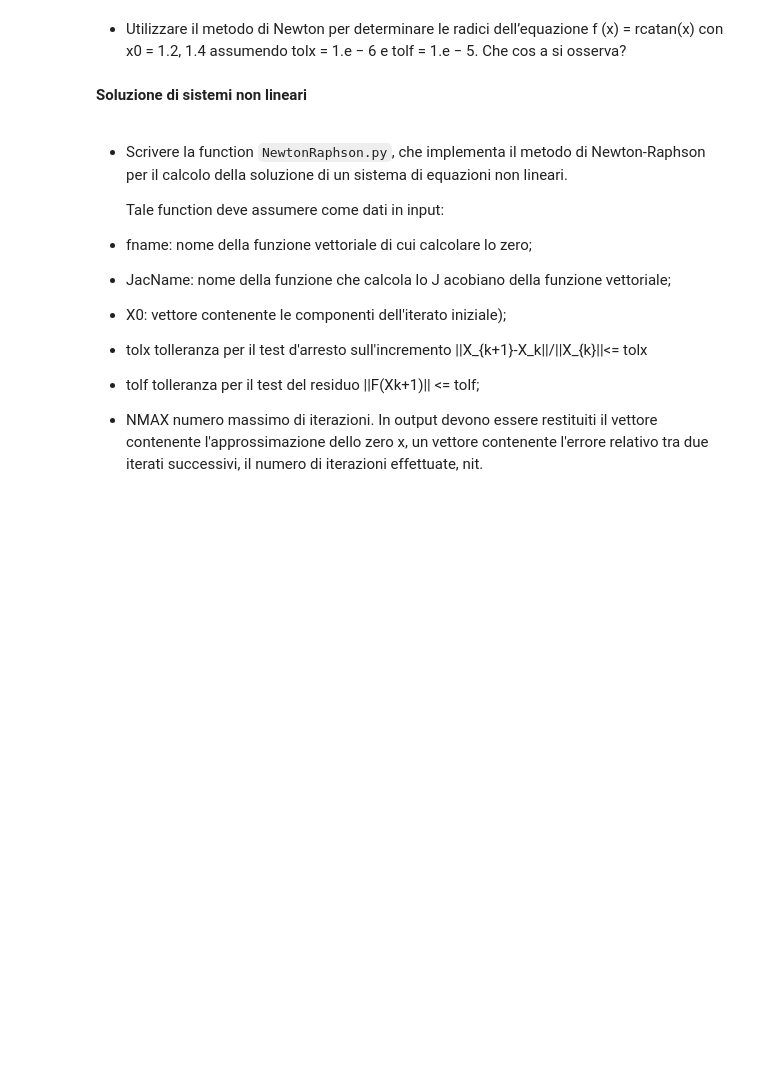
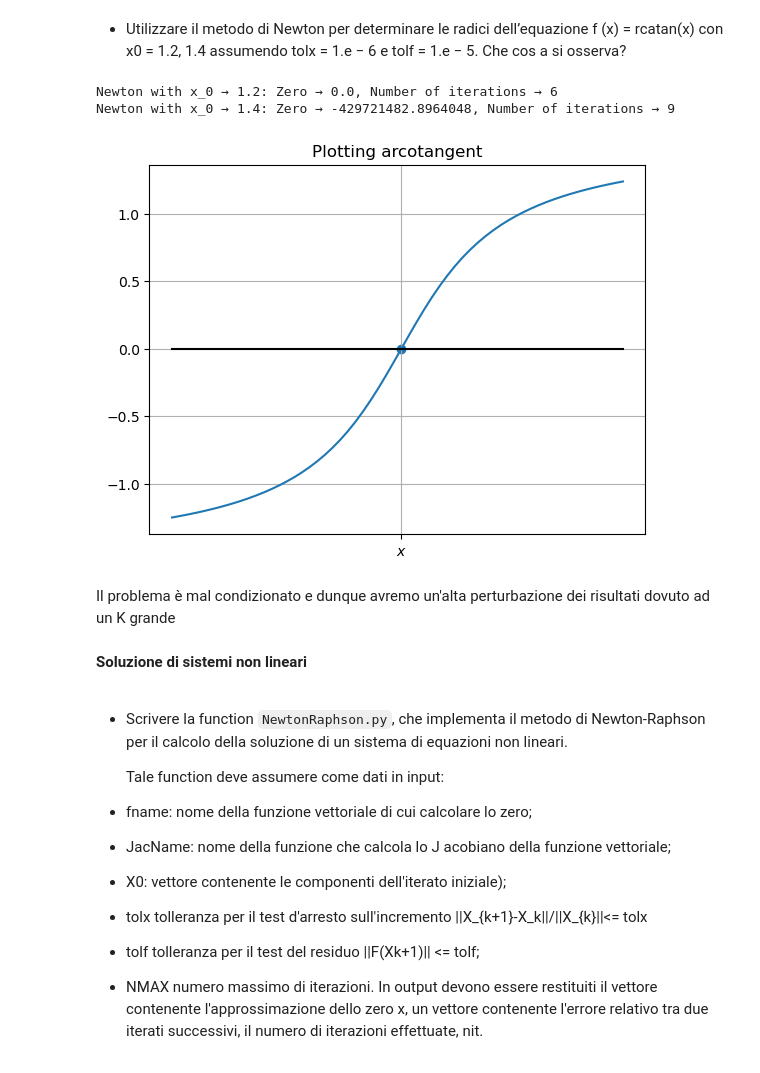
Before and after one commit to KeegTheBoi/metodi_numerici_es, a Jupyter notebook: Lecture 6/Esercitazione_6.ipynb, the cells around one changed output. Cells and saved outputs as stored; diff of their text form; code cells hidden in the pictures; blank space fills up the shorter version.

```diff
--- a/Lecture 6/Esercitazione_6.ipynb
+++ b/Lecture 6/Esercitazione_6.ipynb
@@ -168,7 +177,7 @@ def plot_convergence(outdata):
     plt.show()
 # %%
 def display_results(outdata):
-    list(map(lambda x: print(f"Newton: Zero → {x[0]}, Number of iterations → {x[1]}"), outdata))
+    [print(f"{name}: Zero → {zero}, Number of iterations → {it}") for name, (zero, it, _) in outdata]
 # %%
 plot_convergence(outdata)
 # %% [output]
@@ -184,6 +206,20 @@ Zero → 3.000000765479078, Number of iterations → 4
 - Utilizzare il metodo di Newton per determinare le radici dell’equazione f (x) =
 rcatan(x) con x0 = 1.2, 1.4 assumendo tolx = 1.e − 6 e tolf = 1.e − 5. Che cos a
 si osserva?
+# %%
+my_fa: FunctionApprox = FunctionApprox(sym.atan(x), x0=1.2)
+data = lambda x: [(f'Newton with x_0 → {x}', meth.newton(my_fa.func, my_fa.x0, 1e-6, 1e-5, nmax, my_fa))]
+display_results(data(1.2))
+my_fa: FunctionApprox = FunctionApprox(sym.atan(x), x0=1.4)
+display_results(data(1.4))
+plt.title("Plotting arcotangent")
+plot(np.arange(-3.0, 3, 0.1), my_fa.func, '$x$')
+# %% [output]
+Newton with x_0 → 1.2: Zero → 0.0, Number of iterations → 6
+Newton with x_0 → 1.4: Zero → -429721482.8964048, Number of iterations → 9
+[figure, added]
+# %% [markdown]
+Il problema è mal condizionato e dunque avremo un'alta perturbazione dei risultati dovuto ad un K grande
 # %% [markdown]
 **Soluzione di sistemi non lineari**
 # %% [markdown]
```
Also changed, not shown: parts of 21 cells of this notebook, 2 other files.
